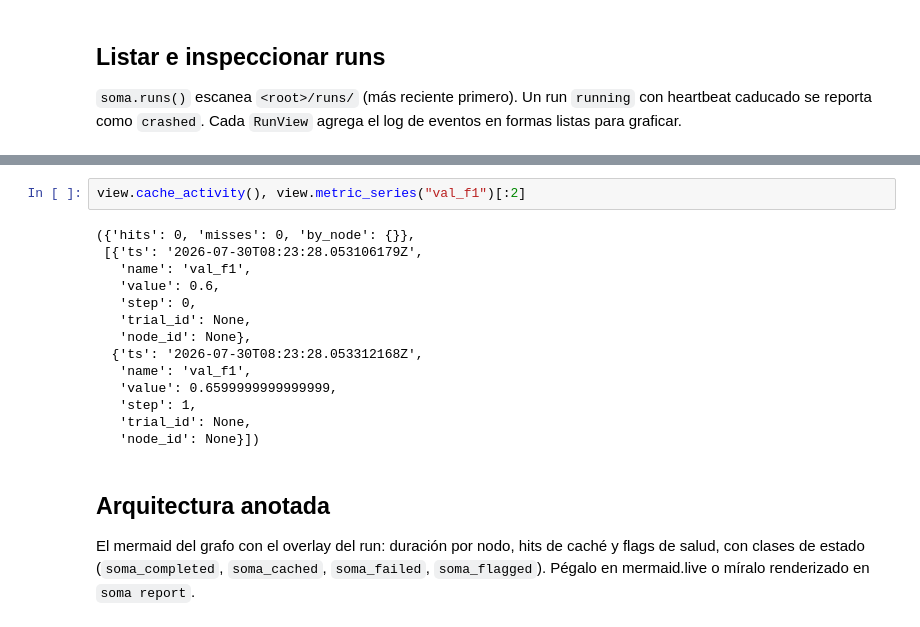
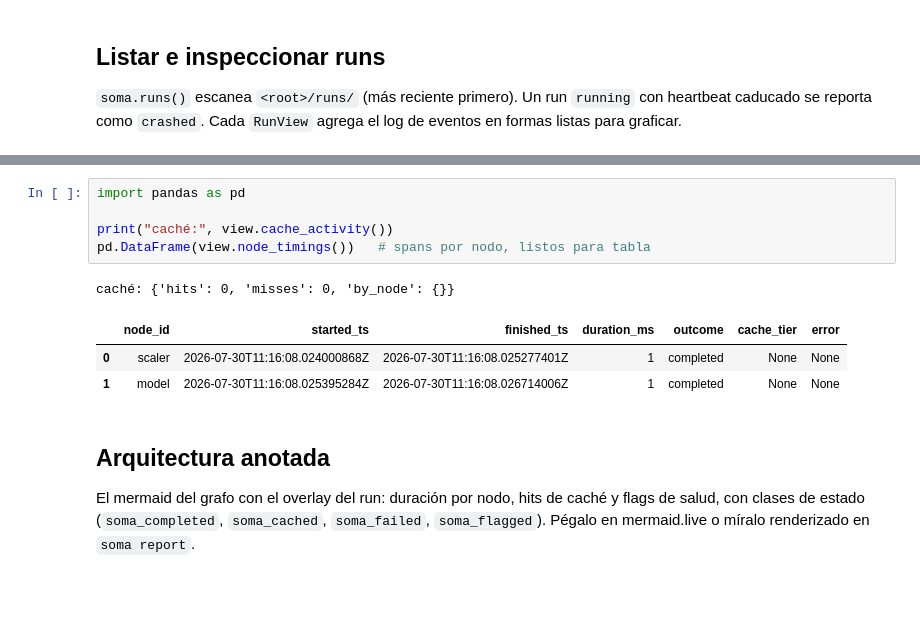
Before and after one commit to manucouto1/soma, a Jupyter notebook: notebooks/07_visualization_and_reports.ipynb, the cells around one changed output, grey strips where cells are left out. Cells and saved outputs as stored; diff of their text form; blank space fills up the shorter version.

```diff
--- a/notebooks/07_visualization_and_reports.ipynb
+++ b/notebooks/07_visualization_and_reports.ipynb
@@ -85,19 +72,13 @@ run_20260730T082328_7aec         fit    completed  nb07-fit
 # %%
-view.cache_activity(), view.metric_series("val_f1")[:2]
+import pandas as pd
+
+print("caché:", view.cache_activity())
+pd.DataFrame(view.node_timings())   # spans por nodo, listos para tabla
 # %% [output]
-({'hits': 0, 'misses': 0, 'by_node': {}},
- [{'ts': '2026-07-30T08:23:28.053106179Z',
-   'name': 'val_f1',
-   'value': 0.6,
-   'step': 0,
-   'trial_id': None,
-   'node_id': None},
-  {'ts': '2026-07-30T08:23:28.053312168Z',
-   'name': 'val_f1',
-   'value': 0.6599999999999999,
-   'step': 1,
-   'trial_id': None,
-   'node_id': None}])
+caché: {'hits': 0, 'misses': 0, 'by_node': {}}
+|  | node_id | started_ts | finished_ts | duration_ms | outcome | cache_tier | error |
+| 0 | scaler | 2026-07-30T11:16:08.024000868Z | 2026-07-30T11:16:08.025277401Z | 1 | completed | None | None |
+| 1 | model | 2026-07-30T11:16:08.025395284Z | 2026-07-30T11:16:08.026714006Z | 1 | completed | None | None |
 # %% [markdown]
 ## Arquitectura anotada
 
```
Also changed, not shown: parts of 10 cells of this notebook, 4 other files.
